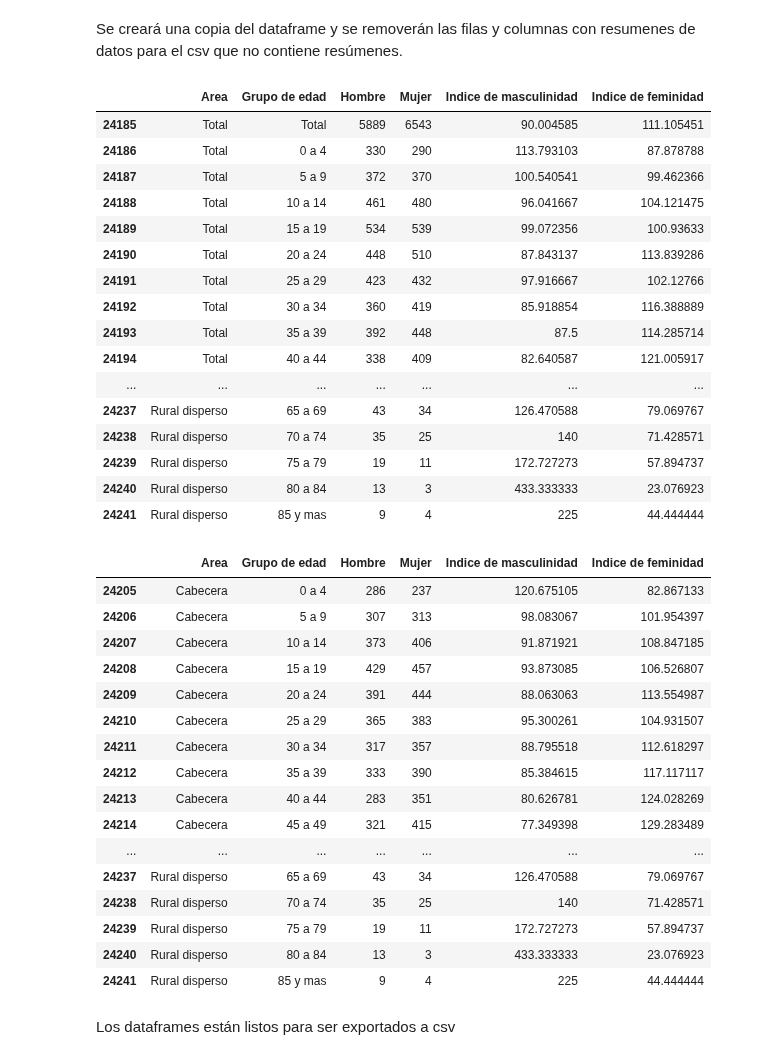
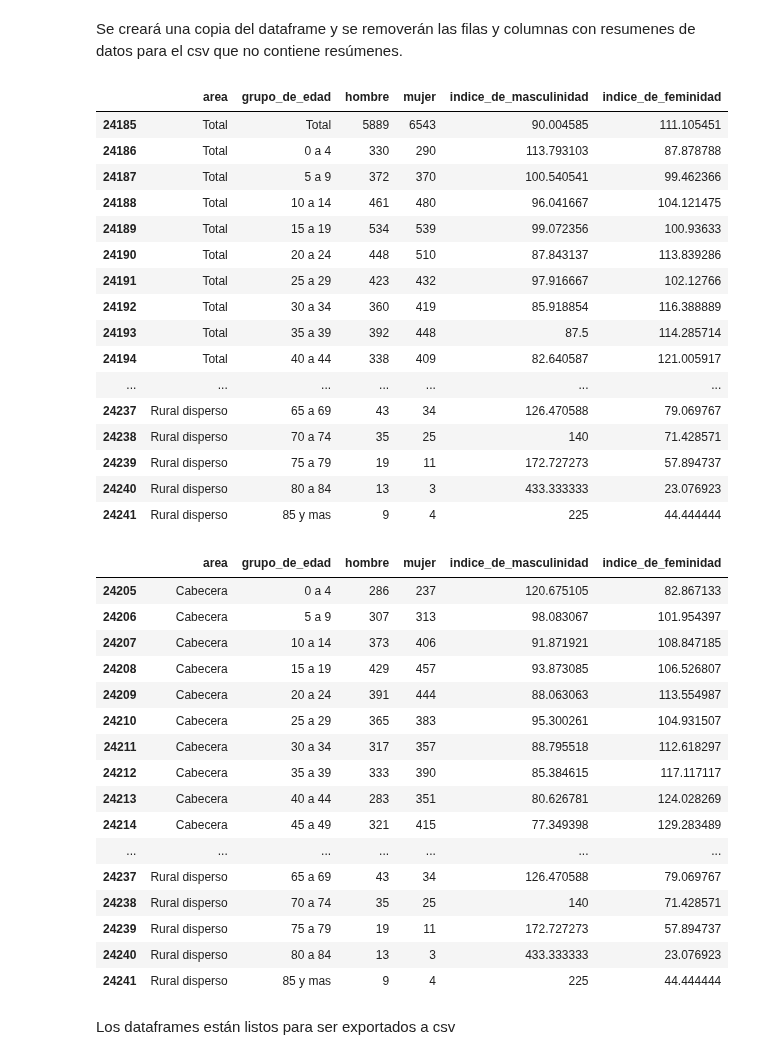
Before and after one commit to Schiavi13/Censo-Viterbo-Caldas-2018, a Jupyter notebook: source_to_csv_1pm.ipynb, the cells around one changed output. Drawn from its saved outputs; the diff is of its cells as text; code cells hidden in the pictures.

```diff
--- a/source_to_csv_1pm.ipynb
+++ b/source_to_csv_1pm.ipynb
@@ -101,0 +104,3 @@ df_1PM
+# %%
+df_1PM.columns = (["_".join(column.split()).lower() for column in df_1PM.columns])
+df_1PM.columns
@@ -102,6 +111,6 @@ df_1PM
 # %% [markdown]
 Los valores NaN en la columna 'Area' deben ser reemplazados por el primer valor válido de la columna hasta el siguiente valor válido, es decir, propagar el valor hasta encontrar el siguiente.
 # %%
-df_1PM['Area'] = df_1PM['Area'].ffill()
+df_1PM['area'] = df_1PM['area'].ffill()
 df_1PM
 # %% [output]
@@ -125,6 +134,6 @@ df_1PM
 # %% [markdown]
 Se reemplazarán las tildes del contenido, en este caso específico, solo la columna 'Grupo de edad contiene datos con tildes.
 # %%
-df_1PM['Grupo de edad'] = df_1PM['Grupo de edad'].str.replace('á', 'a')
+df_1PM['grupo_de_edad'] = df_1PM['grupo_de_edad'].str.replace('á', 'a')
 df_1PM
 # %% [output]
@@ -149,10 +158,10 @@ df_1PM
 Se creará una copia del dataframe y se removerán las filas y columnas con resumenes de datos para el csv que no contiene resúmenes.
 # %%
 df_1PM_cleaned = df_1PM.copy()
-df_1PM_cleaned = df_1PM_cleaned.drop(['Total'], axis=1)
+df_1PM_cleaned = df_1PM_cleaned.drop(['total'], axis=1)
 df_1PM_cleaned
 # %% [output]
-|  | Area | Grupo de edad | Hombre | Mujer | Indice de masculinidad | Indice de feminidad |
+|  | area | grupo_de_edad | hombre | mujer | indice_de_masculinidad | indice_de_feminidad |
 | 24185 | Total | Total | 5889 | 6543 | 90.004585 | 111.105451 |
 | 24186 | Total | 0 a 4 | 330 | 290 | 113.793103 | 87.878788 |
 | 24187 | Total | 5 a 9 | 372 | 370 | 100.540541 | 99.462366 |
@@ -170,10 +179,10 @@ df_1PM_cleaned
 | 24240 | Rural disperso | 80 a 84 | 13 | 3 | 433.333333 | 23.076923 |
 | 24241 | Rural disperso | 85 y mas | 9 | 4 | 225 | 44.444444 |
 # %%
-df_1PM_cleaned = df_1PM_cleaned.loc[(df_1PM_cleaned['Grupo de edad'] != 'Total') & (df_1PM_cleaned['Area'] != 'Total')]
+df_1PM_cleaned = df_1PM_cleaned.loc[(df_1PM_cleaned['grupo_de_edad'] != 'Total') & (df_1PM_cleaned['area'] != 'Total')]
 df_1PM_cleaned
 # %% [output]
-|  | Area | Grupo de edad | Hombre | Mujer | Indice de masculinidad | Indice de feminidad |
+|  | area | grupo_de_edad | hombre | mujer | indice_de_masculinidad | indice_de_feminidad |
 | 24205 | Cabecera | 0 a 4 | 286 | 237 | 120.675105 | 82.867133 |
 | 24206 | Cabecera | 5 a 9 | 307 | 313 | 98.083067 | 101.954397 |
 | 24207 | Cabecera | 10 a 14 | 373 | 406 | 91.871921 | 108.847185 |
```
Also changed, not shown: parts of 8 cells of this notebook, 2 other files.
